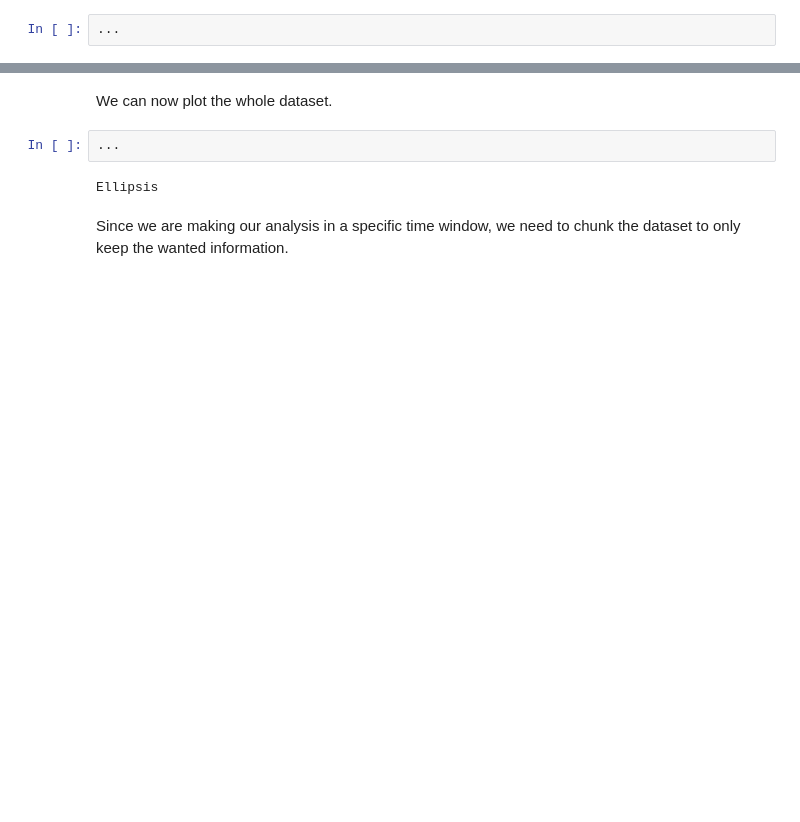
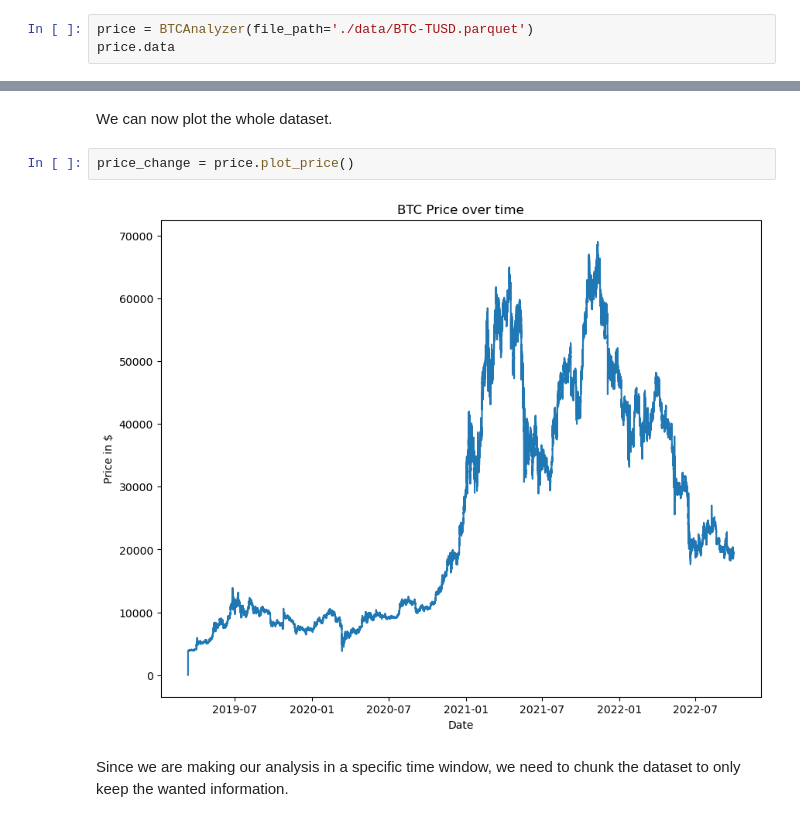
Before and after one commit to paulo-03/bitcoin_twitter, a Jupyter notebook: data_analysis.ipynb, the cells around one changed output, grey strips where cells are left out. Saved outputs shown, nothing was run; the diff lists cells and outputs as text; blank space fills up the shorter version.

Commit message:
btc price loading

```diff
--- a/data_analysis.ipynb
+++ b/data_analysis.ipynb
@@ -12,5 +12,6 @@ from data_analysis import TweetsAnalyzer, BTCAnalyzer
 
 We start by looking at the `BTC-TUSD.parquet` dataset. First we load the file.
 # %%
-...
+price = BTCAnalyzer(file_path='./data/BTC-TUSD.parquet')
+price.data
 # %% [output]
@@ -18,9 +32,9 @@ Ellipsis
 # %% [markdown]
 We can now plot the whole dataset.
 # %%
-...
+price_change = price.plot_price()
 # %% [output]
-Ellipsis
+[figure, added]
 # %% [markdown]
 Since we are making our analysis in a specific time window, we need to chunk the dataset to only keep the wanted information.
 # %%
```
Also changed, not shown: parts of 5 cells of this notebook, 1 other file.
